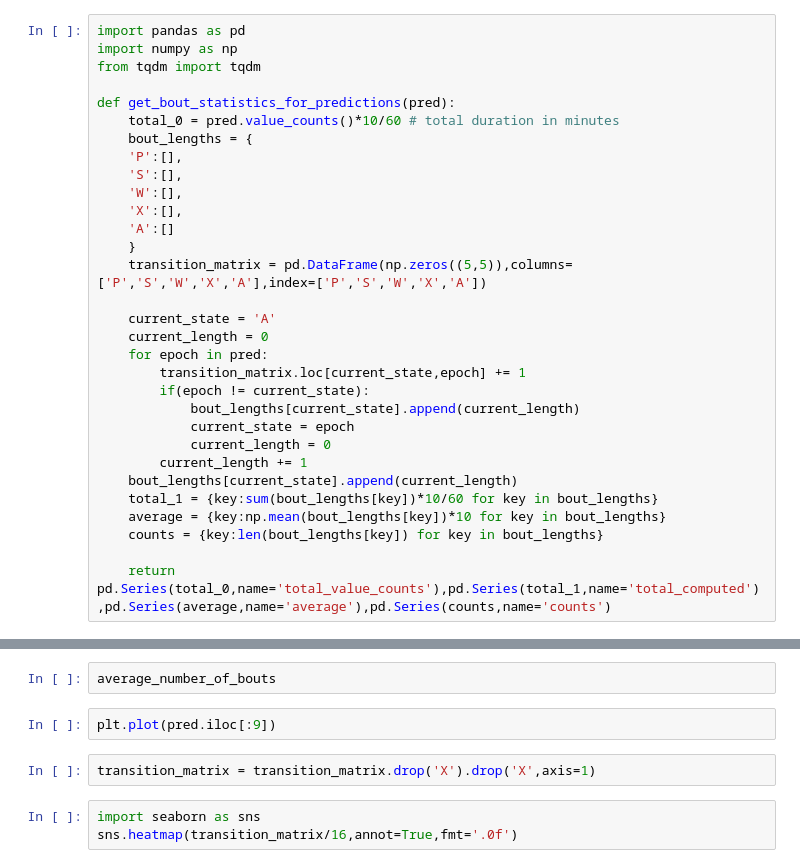
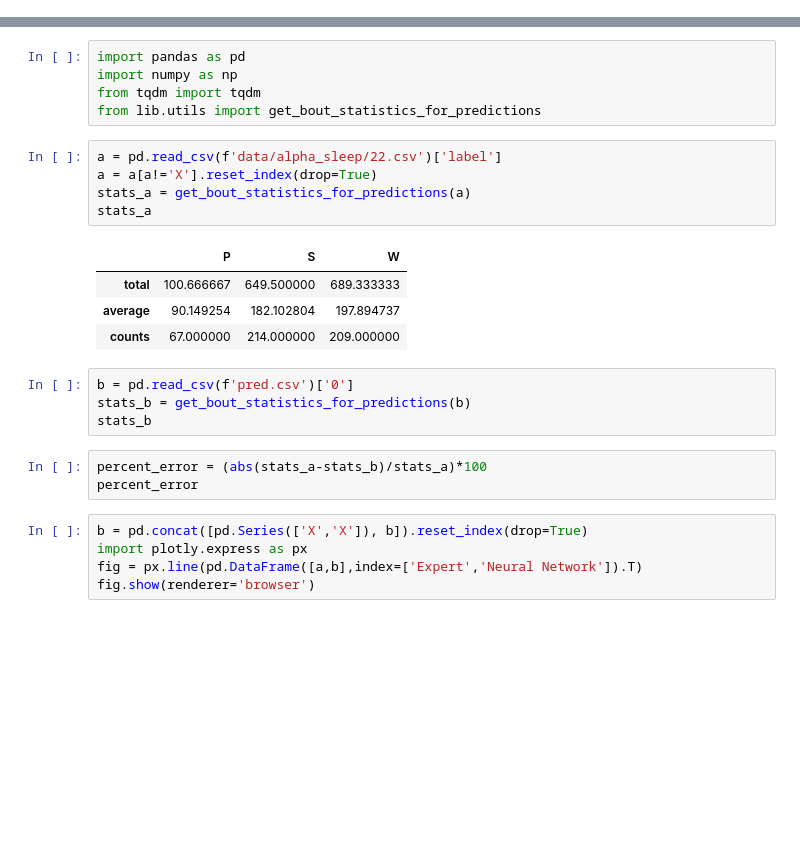
Before and after one commit to smithandrewk/sleep_ml, a Jupyter notebook: notebooks/scoring_stats.ipynb, the cells around one changed output, grey strips where cells are left out. Saved outputs shown, nothing was run; the diff lists cells and outputs as text; blank space fills up the shorter version.

```diff
--- a/notebooks/scoring_stats.ipynb
+++ b/notebooks/scoring_stats.ipynb
@@ -1,31 +0,0 @@
-# %%
-import pandas as pd
-import numpy as np
-from tqdm import tqdm
-
-def get_bout_statistics_for_predictions(pred):
-    total_0 = pred.value_counts()*10/60 # total duration in minutes
-    bout_lengths = {
-    'P':[],
-    'S':[],
-    'W':[],
-    'X':[],
-    'A':[]
-    }
-    transition_matrix = pd.DataFrame(np.zeros((5,5)),columns=['P','S','W','X','A'],index=['P','S','W','X','A'])
-
-    current_state = 'A'
-    current_length = 0
-    for epoch in pred:
-        transition_matrix.loc[current_state,epoch] += 1
-        if(epoch != current_state):
-            bout_lengths[current_state].append(current_length)
-            current_state = epoch
-            current_length = 0
-        current_length += 1
-    bout_lengths[current_state].append(current_length)
-    total_1 = {key:sum(bout_lengths[key])*10/60 for key in bout_lengths}
-    average = {key:np.mean(bout_lengths[key])*10 for key in bout_lengths}
-    counts = {key:len(bout_lengths[key]) for key in bout_lengths}
-
-    return pd.Series(total_0,name='total_value_counts'),pd.Series(total_1,name='total_computed'),pd.Series(average,name='average'),pd.Series(counts,name='counts')
@@ -87,9 +1,27 @@ average_bout_duration
-# %%
-average_number_of_bouts
-# %%
-plt.plot(pred.iloc[:9])
-# %%
-transition_matrix = transition_matrix.drop('X').drop('X',axis=1)
-# %%
-import seaborn as sns
-sns.heatmap(transition_matrix/16,annot=True,fmt='.0f')
+# %%
+import pandas as pd
+import numpy as np
+from tqdm import tqdm
+from lib.utils import get_bout_statistics_for_predictions
+# %%
+a = pd.read_csv(f'data/alpha_sleep/22.csv')['label']
+a = a[a!='X'].reset_index(drop=True)
+stats_a = get_bout_statistics_for_predictions(a)
+stats_a
+# %% [output]
+|  | P | S | W |
+| total | 100.666667 | 649.500000 | 689.333333 |
+| average | 90.149254 | 182.102804 | 197.894737 |
+| counts | 67.000000 | 214.000000 | 209.000000 |
+# %%
+b = pd.read_csv(f'pred.csv')['0']
+stats_b = get_bout_statistics_for_predictions(b)
+stats_b
+# %%
+percent_error = (abs(stats_a-stats_b)/stats_a)*100
+percent_error
+# %%
+b = pd.concat([pd.Series(['X','X']), b]).reset_index(drop=True)
+import plotly.express as px
+fig = px.line(pd.DataFrame([a,b],index=['Expert','Neural Network']).T)
+fig.show(renderer='browser')
```
Also changed, not shown: parts of 8 cells of this notebook, 8 other files.
